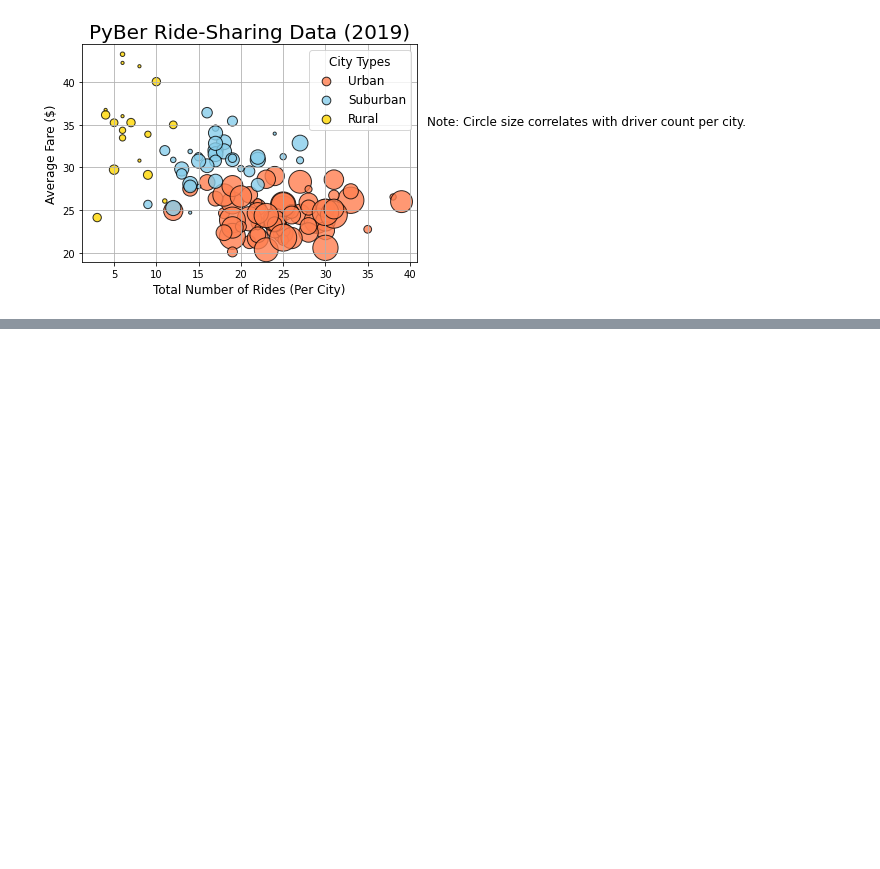
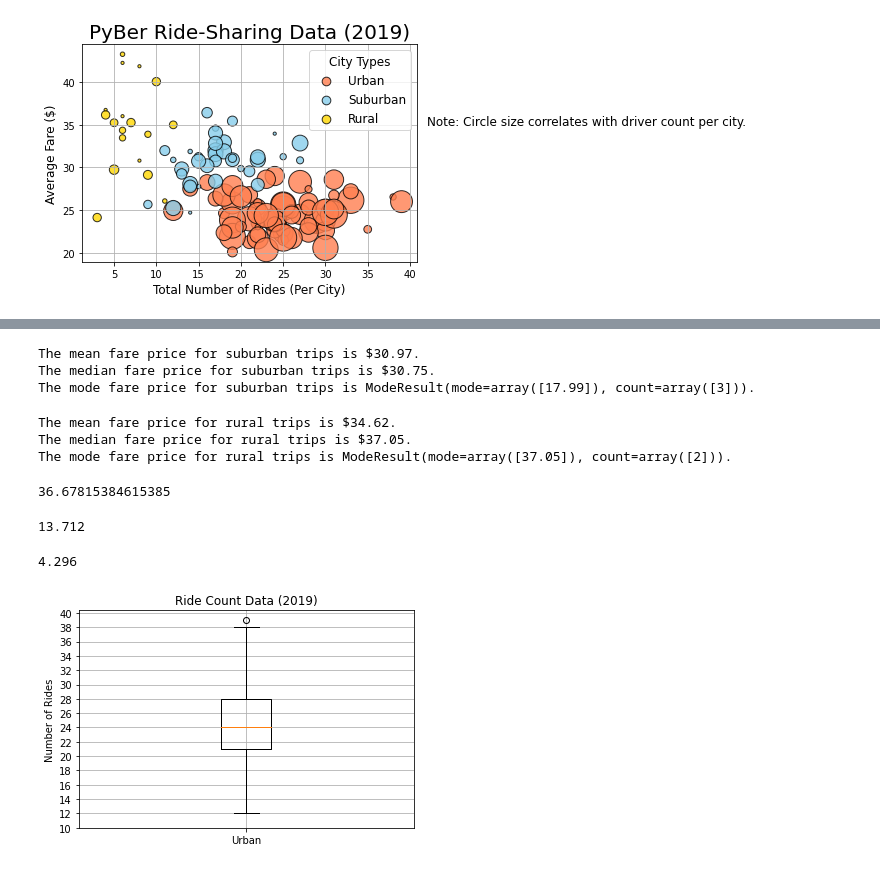
Before and after one commit to ambermiddendorf/PyBer_Analysis, a Jupyter notebook: PyBer.ipynb, the cells around one changed output, grey strips where cells are left out. Drawn from its saved outputs; the diff is of its cells as text; code cells hidden in the pictures; blank space fills up the shorter version.

Commit message:
Driver count and fare boxplots

```diff
--- a/PyBer.ipynb
+++ b/PyBer.ipynb
@@ -282,0 +391,58 @@ plt.show()
+# %%
+# Calculate the measures of central tendency for the average fare for the suburban cities.
+suburban_fares = suburban_cities_df["fare"]
+mean_suburban_fares = np.mean(suburban_cities_df["fare"])
+print(f"The mean fare price for suburban trips is ${mean_suburban_fares:.2f}.")
+
+median_suburban_fares = np.median(suburban_cities_df["fare"])
+print(f"The median fare price for suburban trips is ${median_suburban_fares:.2f}.")
+
+mode_suburban_fares = sts.mode(suburban_cities_df["fare"])
+print(f"The mode fare price for suburban trips is {mode_suburban_fares}.")
+# %% [output]
+The mean fare price for suburban trips is $30.97.
+The median fare price for suburban trips is $30.75.
+The mode fare price for suburban trips is ModeResult(mode=array([17.99]), count=array([3])).
+# %%
+# Calculate the measures of central tendency for the average fare for the rural cities.
+rural_fares = rural_cities_df["fare"]
+mean_rural_fares = np.mean(rural_cities_df["fare"])
+print(f"The mean fare price for rural trips is ${mean_rural_fares:.2f}.")
+
+median_rural_fares = np.median(rural_cities_df["fare"])
+print(f"The median fare price for rural trips is ${median_rural_fares:.2f}.")
+
+mode_rural_fares = sts.mode(rural_cities_df["fare"])
+print(f"The mode fare price for rural trips is {mode_rural_fares}.")
+# %% [output]
+The mean fare price for rural trips is $34.62.
+The median fare price for rural trips is $37.05.
+The mode fare price for rural trips is ModeResult(mode=array([37.05]), count=array([2])).
+# %%
+urban_drivers = urban_cities_df["driver_count"]
+np.mean(urban_cities_df["driver_count"])
+# %% [output]
+36.67815384615385
+# %%
+suburban_drivers = suburban_cities_df["driver_count"]
+np.mean(suburban_cities_df["driver_count"])
+# %% [output]
+13.712
+# %%
+rural_drivers = rural_cities_df["driver_count"]
+np.mean(rural_cities_df["driver_count"])
+# %% [output]
+4.296
+# %%
+# Create a box-and-whisker plot for the urban cities ride count.
+x_labels = ["Urban"]
+fig, ax = plt.subplots()
+ax.boxplot(urban_ride_count, labels=x_labels)
+# Add the title, y-axis label and grid.
+ax.set_title('Ride Count Data (2019)')
+ax.set_ylabel('Number of Rides')
+ax.set_yticks(np.arange(10, 41, step=2.0))
+ax.grid()
+plt.show()
+# %% [output]
+[figure, added]
```
Also changed, not shown: parts of 17 cells of this notebook, 9 other files.
